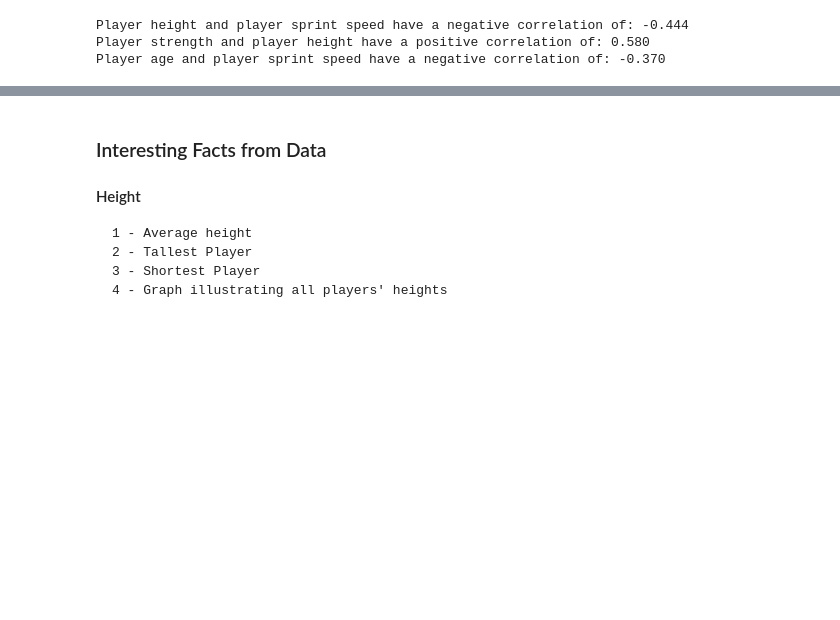
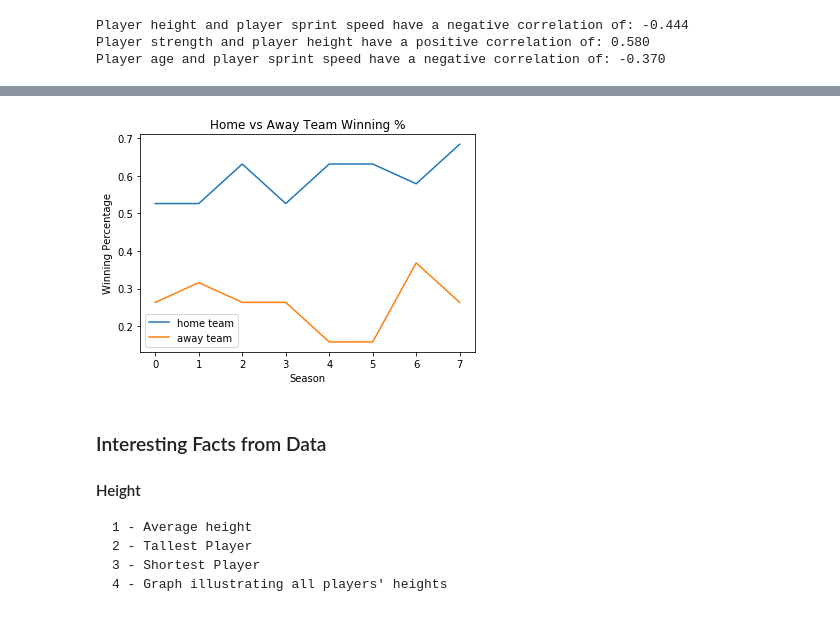
Before and after one commit to neisesd1/IntroToProgrammingUdacity, a Jupyter notebook: Final Project.ipynb, the cells around one changed output, grey strips where cells are left out. Drawn from its saved outputs; the diff is of its cells as text; code cells hidden in the pictures; blank space fills up the shorter version.

```diff
--- a/Final Project.ipynb
+++ b/Final Project.ipynb
@@ -253,3 +302,92 @@ Player age and player sprint speed have a negative correlation of: -0.370
+# %%
+'5'
+
+def winPercentage(year, team):
+
+    home_wins = 0
+    home_losses = 0
+    home_draws = 0
+    away_wins = 0
+    away_losses = 0
+    away_draws = 0
+
+    if year == 2008:
+        x = 0
+    elif year == 2009:
+        x = 1
+    elif year == 2010:
+        x = 2
+    elif year == 2011:
+        x = 3
+    elif year == 2012:
+        x = 4
+    elif year == 2013:
+        x = 5
+    elif year == 2014:
+        x = 6
+    elif year == 2015:
+        x = 7
+
+    opp_away_goals = []
+    opp_home_goals = []
+
+    ### adding opponents goals to arrays based on home and away and based on season of choice as well as team of choice
+    for index in home_team_goals_array_of_dfs[x].loc[home_team_goals_array_of_dfs[x]['home team id'] == team, 'home team goals'].index:
+        opp_home_goals.append(Match.loc[index, 'home_team_goal'])
+
+    for index in away_team_goals_array_of_dfs[x].loc[away_team_goals_array_of_dfs[x]['away team id'] == team, 'away team goals'].index:
+        opp_away_goals.append(Match.loc[index, 'away_team_goal'])
+
+    ### comparing team of choice goals to opponents goals on a match basis to determine result of match
+    counter = 0
+    while counter < len(opp_away_goals):
+        if home_team_goals_array_of_dfs[x].loc[home_team_goals_array_of_dfs[x]['home team id'] == team, 'home team goals'].iloc[counter] > opp_away_goals[counter]:
+            home_wins +=1
+        elif home_team_goals_array_of_dfs[x].loc[home_team_goals_array_of_dfs[x]['home team id'] == team, 'home team goals'].iloc[counter] < opp_away_goals[counter]:
+            home_losses += 1
+        elif home_team_goals_array_of_dfs[x].loc[home_team_goals_array_of_dfs[x]['home team id'] == team, 'home team goals'].iloc[counter] == opp_away_goals[counter]:
+            home_draws += 1
+        counter +=1
+
+    ### comparing team of choice goals to opponents goals on a match basis to determine result of match
+    counter2 = 0
+    while counter2 < len(opp_home_goals):
+        if away_team_goals_array_of_dfs[x].loc[away_team_goals_array_of_dfs[x]['away team id'] == team, 'away team goals'].iloc[counter2] > opp_home_goals[counter2]:
+            away_wins +=1
+        elif away_team_goals_array_of_dfs[x].loc[away_team_goals_array_of_dfs[x]['away team id'] == team, 'away team goals'].iloc[counter2] < opp_home_goals[counter2]:
+            away_losses += 1
+        elif away_team_goals_array_of_dfs[x].loc[away_team_goals_array_of_dfs[x]['away team id'] == team, 'away team goals'].iloc[counter2] == opp_home_goals[counter2]:
+            away_draws += 1
+        counter2 +=1
+
+    home_winpercentage = (home_wins/(home_wins+home_losses+home_draws))
+    away_winpercentage = (away_wins/(away_wins+away_losses+away_draws))
+
+    return home_winpercentage, away_winpercentage
+
+def plotHomeTeamAdvantage(team):
+    year0 = winPercentage(2008, team)
+    year1 = winPercentage(2009, team)
+    year2 = winPercentage(2010, team)
+    year3 = winPercentage(2011, team)
+    year4 = winPercentage(2012, team)
+    year5 = winPercentage(2013, team)
+    year6 = winPercentage(2014, team)
+    year7 = winPercentage(2015, team)
+
+    home_percentages = [year0[0], year1[0], year2[0], year3[0], year4[0], year5[0], year6[0], year7[0]]
+    away_percentages = [year0[1], year1[1], year2[1], year3[1], year4[1], year5[1], year6[1], year7[1]]
+    plt.plot(home_percentages, label = 'home team')
+    plt.plot(away_percentages, label = 'away team')
+    plt.legend()
+    plt.xlabel('Season')
+    plt.ylabel('Winning Percentage')
+    plt.title('Home vs Away Team Winning %')
+    plt.show()
+
+plotHomeTeamAdvantage(8633)
+# %% [output]
+[figure, added]
 # %% [markdown]
 ### Interesting Facts from Data
 
```
Also changed, not shown: parts of 24 cells of this notebook.
